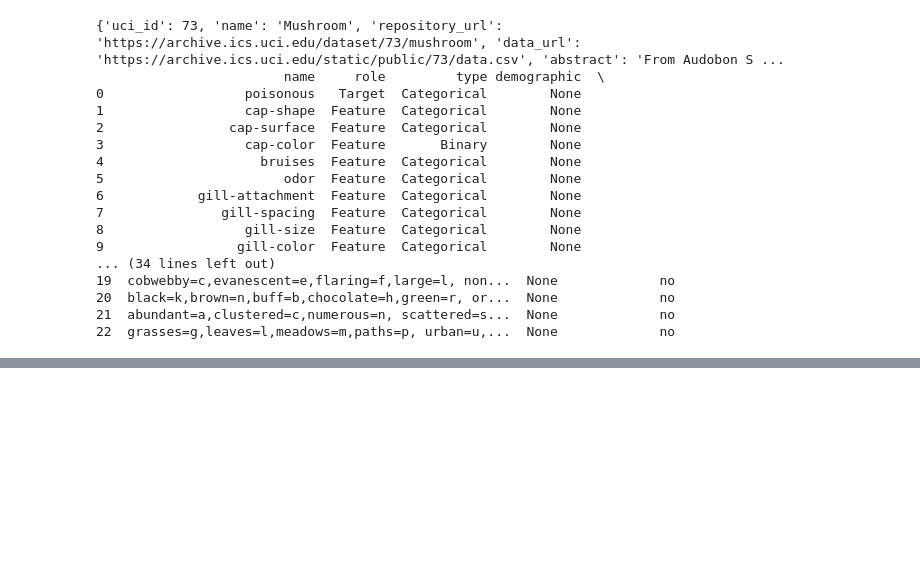
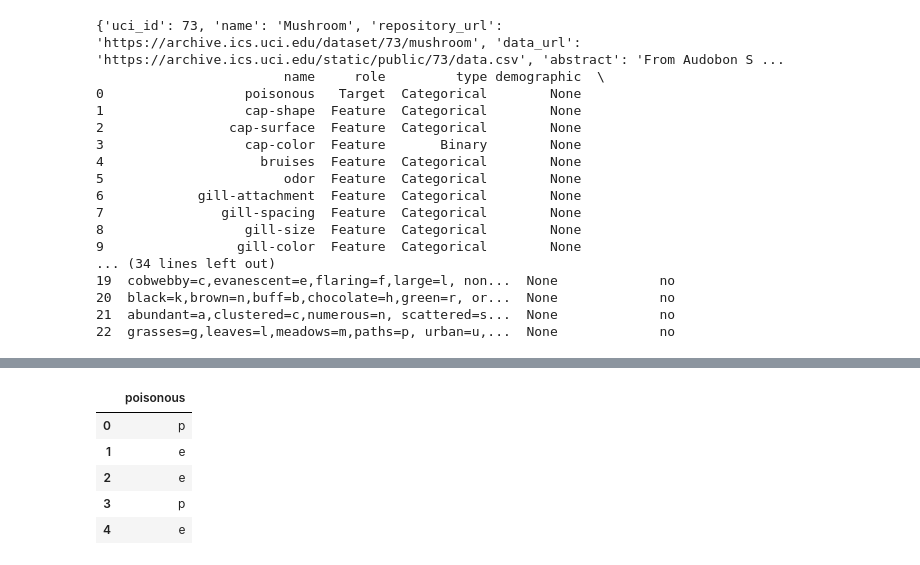
Before and after one commit to 7Kseniya/AI_Systems, a Jupyter notebook: ml_intro/lab5/decision_tree.ipynb, the cells around one changed output, grey strips where cells are left out. Saved outputs shown, nothing was run; the diff lists cells and outputs as text; code cells hidden in the pictures; blank space fills up the shorter version.

```diff
--- a/ml_intro/lab5/decision_tree.ipynb
+++ b/ml_intro/lab5/decision_tree.ipynb
@@ -46,0 +61,9 @@ print(mushroom.variables)
+# %%
+y.head()
+# %% [output]
+|  | poisonous |
+| 0 | p |
+| 1 | e |
+| 2 | e |
+| 3 | p |
+| 4 | e |
```
Also changed, not shown: parts of 21 cells of this notebook, 2 other files.
